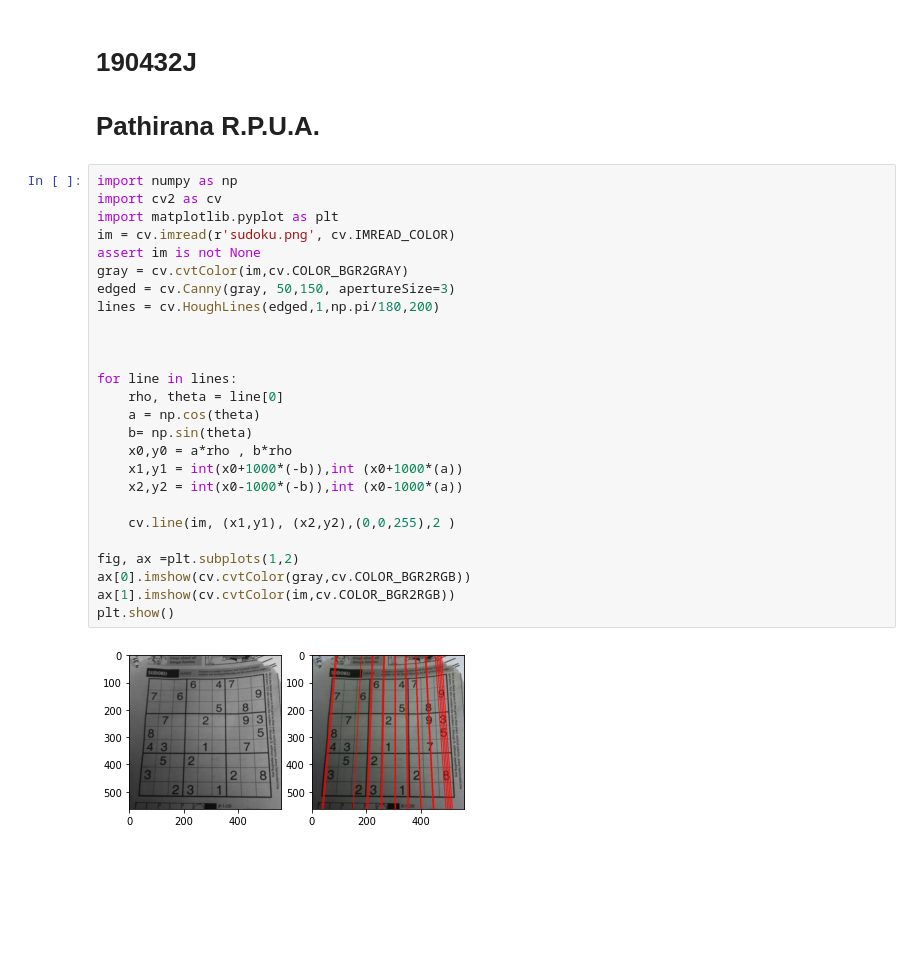
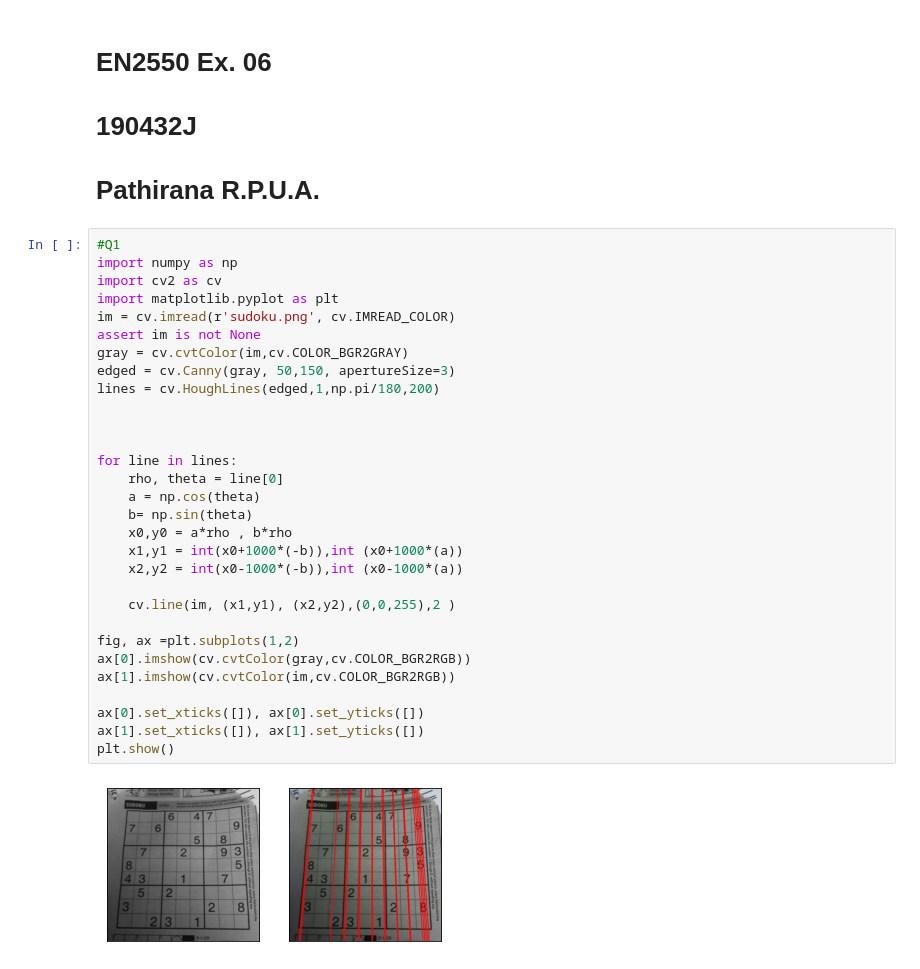
Before and after one commit to Uvin99/EN2550_Image_Processing, a Jupyter notebook: Ex6/Ex06.ipynb, the cells around one changed output. Drawn from its saved outputs; the diff is of its cells as text; blank space fills up the shorter version.

```diff
--- a/Ex6/Ex06.ipynb
+++ b/Ex6/Ex06.ipynb
@@ -1,32 +1,37 @@
 # %% [markdown]
+# EN2550 Ex. 06
 # 190432J
 # Pathirana R.P.U.A.
 # %%
+#Q1
 import numpy as np
 import cv2 as cv
 import matplotlib.pyplot as plt
 im = cv.imread(r'sudoku.png', cv.IMREAD_COLOR)
 assert im is not None
 gray = cv.cvtColor(im,cv.COLOR_BGR2GRAY)
 edged = cv.Canny(gray, 50,150, apertureSize=3)
 lines = cv.HoughLines(edged,1,np.pi/180,200)
 
 
 
 for line in lines:
     rho, theta = line[0]
     a = np.cos(theta)
     b= np.sin(theta)
     x0,y0 = a*rho , b*rho
     x1,y1 = int(x0+1000*(-b)),int (x0+1000*(a))
     x2,y2 = int(x0-1000*(-b)),int (x0-1000*(a))
 
     cv.line(im, (x1,y1), (x2,y2),(0,0,255),2 )
 
 fig, ax =plt.subplots(1,2)
 ax[0].imshow(cv.cvtColor(gray,cv.COLOR_BGR2RGB))
 ax[1].imshow(cv.cvtColor(im,cv.COLOR_BGR2RGB))
+
+ax[0].set_xticks([]), ax[0].set_yticks([])
+ax[1].set_xticks([]), ax[1].set_yticks([])
 plt.show()
 # %% [output]
-[figure, old version]
+[figure, new version]
 # %%
```
Also changed, not shown: parts of 5 cells of this notebook.
